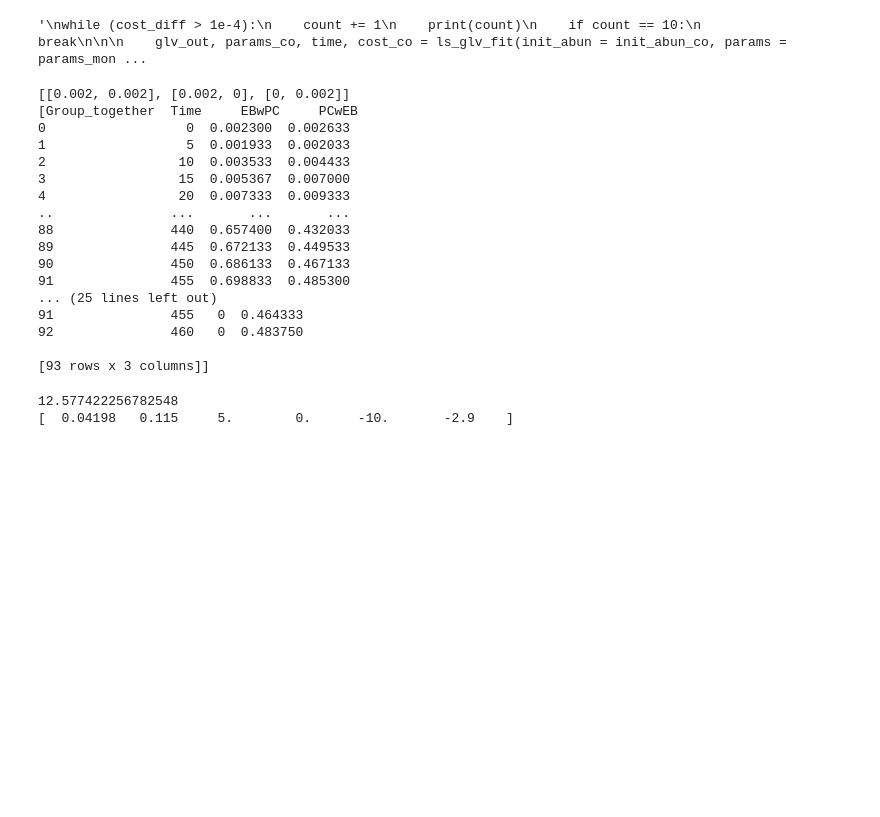
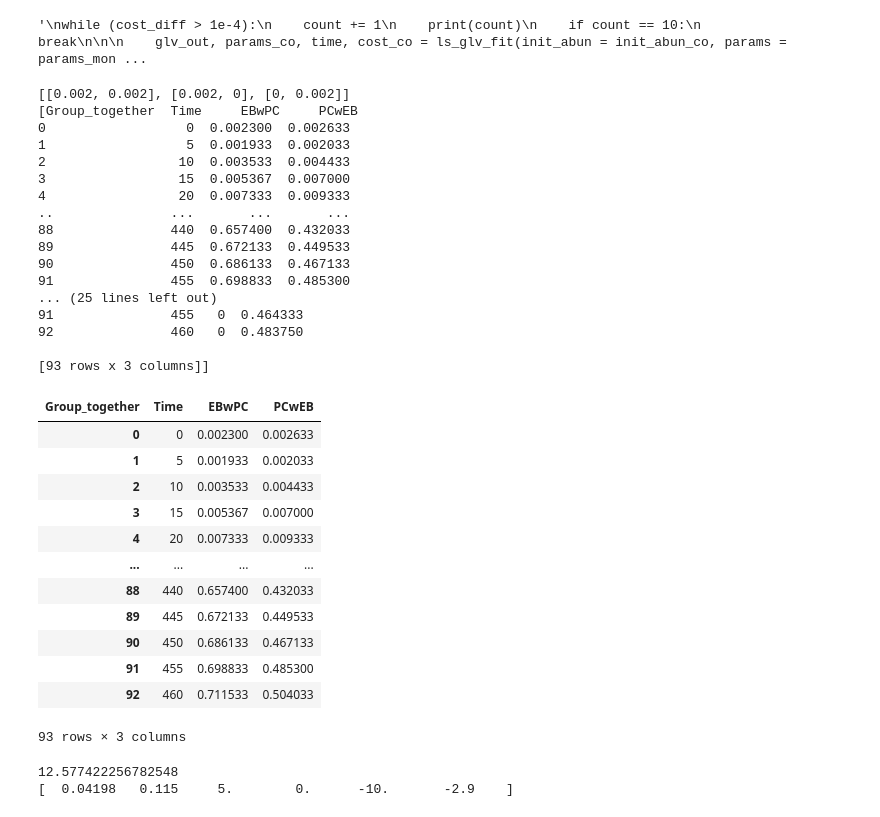
Before and after one commit to haydengallo/glv_dfba, a Jupyter notebook: multiple_datasets_fitting.ipynb, the cells around one changed output. Saved outputs shown, nothing was run; the diff lists cells and outputs as text; code cells hidden in the pictures; blank space fills up the shorter version.

```diff
--- a/multiple_datasets_fitting.ipynb
+++ b/multiple_datasets_fitting.ipynb
@@ -172,27 +195,42 @@ while (cost_diff > 1e-4):
 # %%
 abun_list = [init_abun_co, EB_init_abun_mono, PC_init_abun_mono]
 microbe_data_list = [co_culture_data, EB_mono_culture_data, PC_mono_culture_data]
 
 print(abun_list)
 print(microbe_data_list)
+
+co_culture_data
 # %% [output]
 [[0.002, 0.002], [0.002, 0], [0, 0.002]]
 [Group_together  Time     EBwPC     PCwEB
 0                  0  0.002300  0.002633
 1                  5  0.001933  0.002033
 2                 10  0.003533  0.004433
 3                 15  0.005367  0.007000
 4                 20  0.007333  0.009333
 ..               ...       ...       ...
 88               440  0.657400  0.432033
 89               445  0.672133  0.449533
 90               450  0.686133  0.467133
 91               455  0.698833  0.485300
 ... (25 lines left out)
 91               455   0  0.464333
 92               460   0  0.483750
 
 [93 rows x 3 columns]]
+| Group_together | Time | EBwPC | PCwEB |
+| 0 | 0 | 0.002300 | 0.002633 |
+| 1 | 5 | 0.001933 | 0.002033 |
+| 2 | 10 | 0.003533 | 0.004433 |
+| 3 | 15 | 0.005367 | 0.007000 |
+| 4 | 20 | 0.007333 | 0.009333 |
+| ... | ... | ... | ... |
+| 88 | 440 | 0.657400 | 0.432033 |
+| 89 | 445 | 0.672133 | 0.449533 |
+| 90 | 450 | 0.686133 | 0.467133 |
+| 91 | 455 | 0.698833 | 0.485300 |
+| 92 | 460 | 0.711533 | 0.504033 |
+93 rows × 3 columns
 # %%
 def ode_model_resid(params, microbe_data, init_abun):
     return (
```
Also changed, not shown: parts of 20 cells of this notebook, 1 other file.
